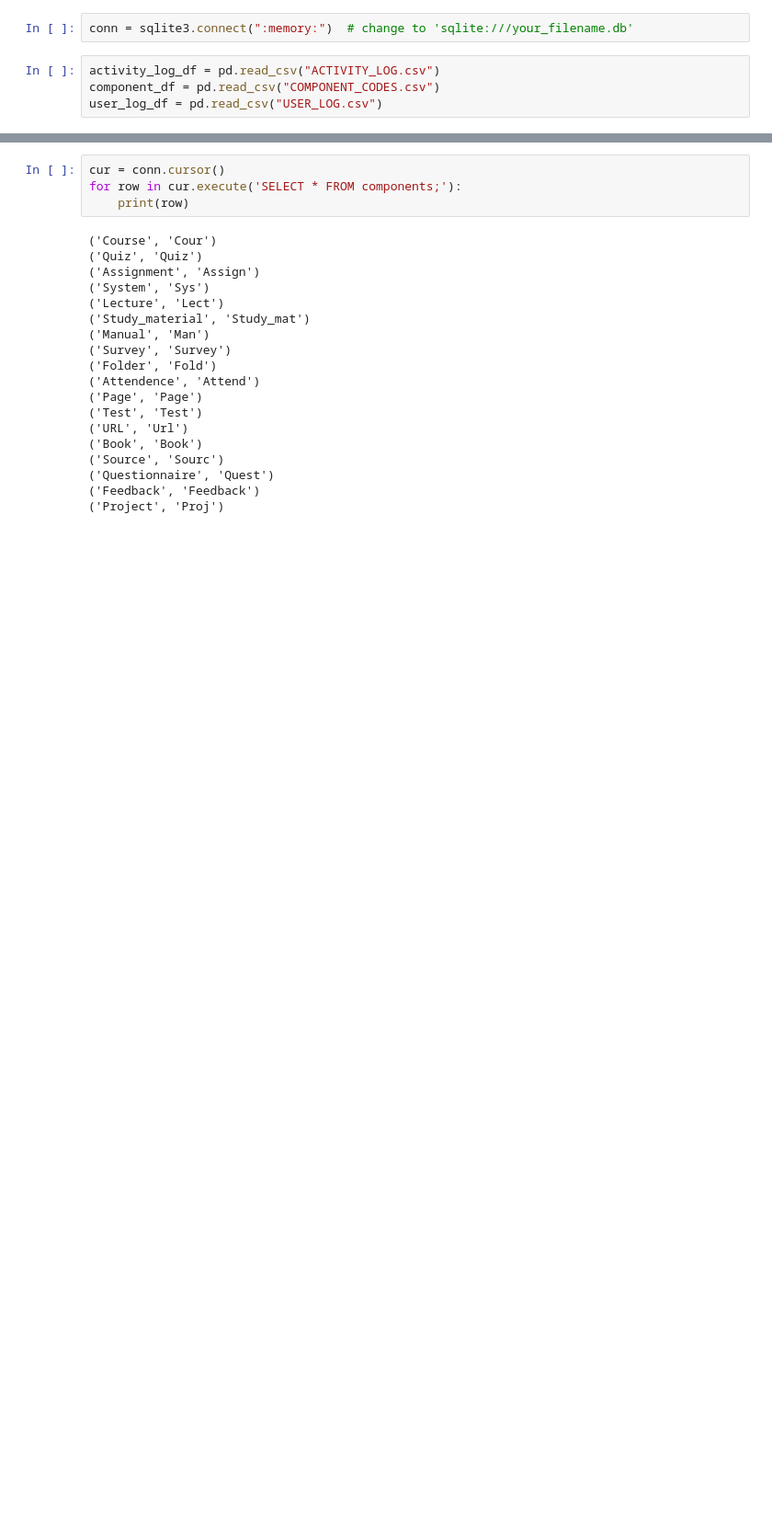
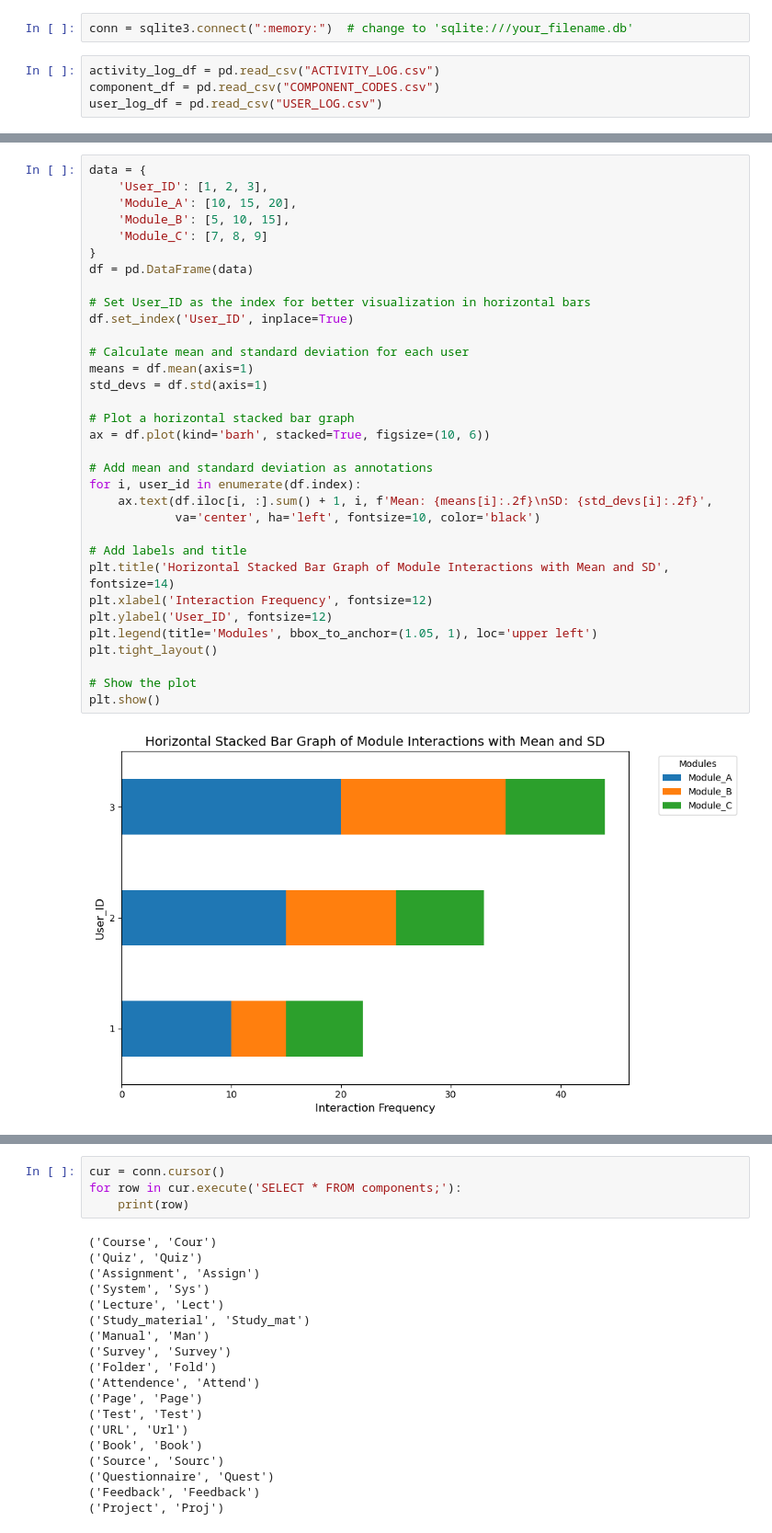
Before and after one commit to bubunyo/york-ap, a Jupyter notebook: summative/summative.ipynb, the cells around one changed output, grey strips where cells are left out. Shown: that part at 92% size. Cells and saved outputs as stored; diff of their text form; blank space fills up the shorter version.

```diff
--- a/summative/summative.ipynb
+++ b/summative/summative.ipynb
@@ -96,0 +274,35 @@ merge_log_df
+# %%
+data = {
+    'User_ID': [1, 2, 3],
+    'Module_A': [10, 15, 20],
+    'Module_B': [5, 10, 15],
+    'Module_C': [7, 8, 9]
+}
+df = pd.DataFrame(data)
+
+# Set User_ID as the index for better visualization in horizontal bars
+df.set_index('User_ID', inplace=True)
+
+# Calculate mean and standard deviation for each user
+means = df.mean(axis=1)
+std_devs = df.std(axis=1)
+
+# Plot a horizontal stacked bar graph
+ax = df.plot(kind='barh', stacked=True, figsize=(10, 6))
+
+# Add mean and standard deviation as annotations
+for i, user_id in enumerate(df.index):
+    ax.text(df.iloc[i, :].sum() + 1, i, f'Mean: {means[i]:.2f}\nSD: {std_devs[i]:.2f}',
+            va='center', ha='left', fontsize=10, color='black')
+
+# Add labels and title
+plt.title('Horizontal Stacked Bar Graph of Module Interactions with Mean and SD', fontsize=14)
+plt.xlabel('Interaction Frequency', fontsize=12)
+plt.ylabel('User_ID', fontsize=12)
+plt.legend(title='Modules', bbox_to_anchor=(1.05, 1), loc='upper left')
+plt.tight_layout()
+
+# Show the plot
+plt.show()
+# %% [output]
+[figure, added]
```
Also changed, not shown: parts of 30 cells of this notebook, 6 other files.
